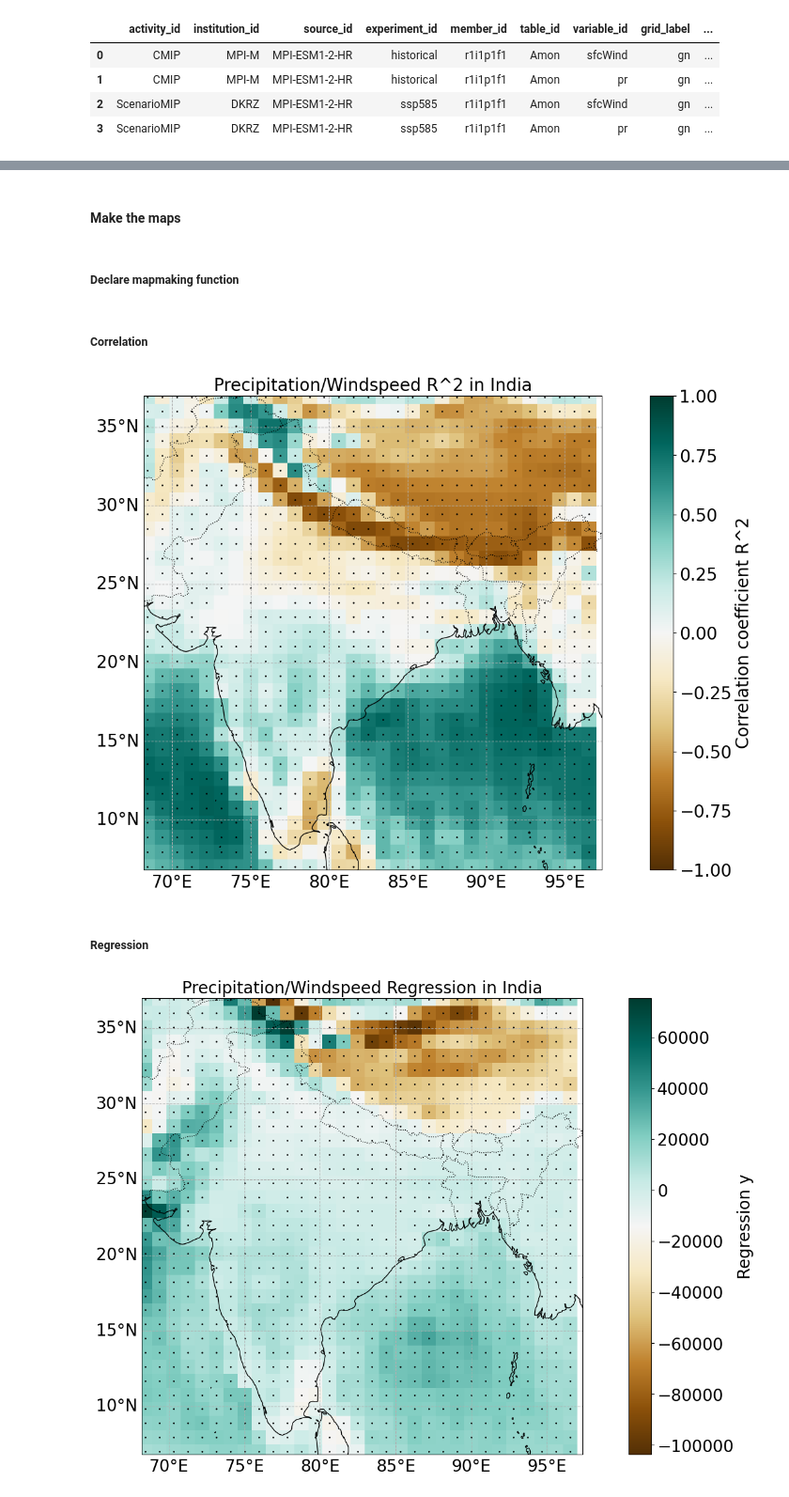
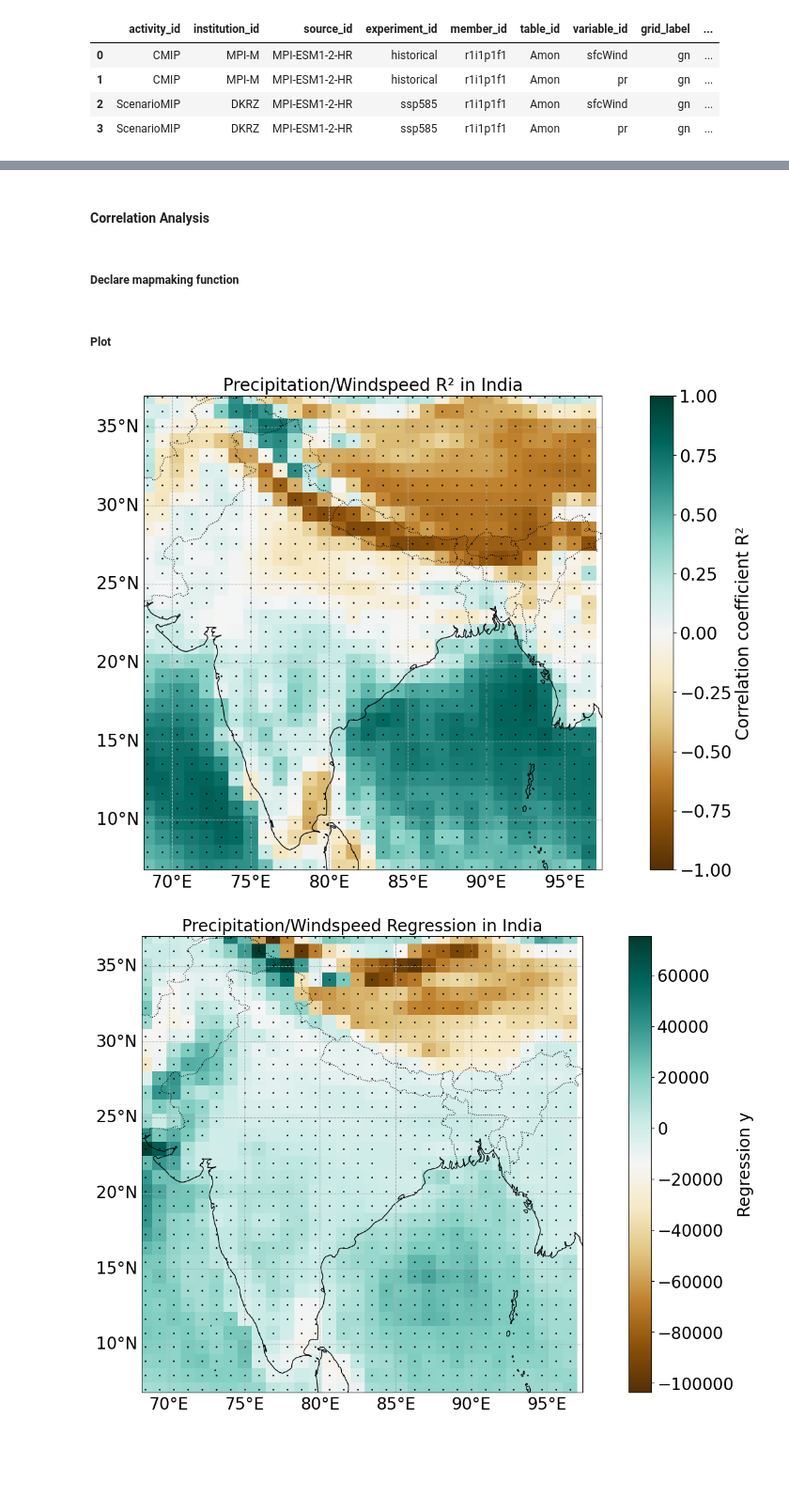
Before and after one commit to silkieMoth/eds_296_climate-modeling_final_proj, a Jupyter notebook: indian_monsoons.ipynb, the cells around one changed output, grey strips where cells are left out. Shown at 94% size. Saved outputs shown, nothing was run; the diff lists cells and outputs as text; code cells hidden in the pictures; blank space fills up the shorter version.

```diff
--- a/indian_monsoons.ipynb
+++ b/indian_monsoons.ipynb
@@ -502,6 +578,9 @@ df_fill = {
 
 # bucket df that will be used for plotting
 plotted_df2 = pd.DataFrame(df_fill)
+
+# var to convert precip from second timescale to daily
+s_to_d = 60 * 60 * 24
 
 # for all combinations of lat and lon
 for lat in wind_ens_df2.lat:
@@ -520,7 +599,7 @@ for lat in wind_ens_df2.lat:
         # make a list of every ensemble for a given lat lon per variable
         for member in wind_ens_df2.member:
             wind_list.append(wind_ens_df2.sel(lat = lat, lon = lon, member = member))
-            precip_list.append(precip_ens_df2.sel(lat = lat, lon = lon, member = member))
+            precip_list.append(precip_ens_df2.sel(lat = lat, lon = lon, member = member) * s_to_d)
 
         # concat the lists into a df
         wind_list = xr.concat(wind_list, dim = 'member')
@@ -570,23 +649 @@ values for 36.93491964067397, 75.9375
 1023 rows × 5 columns
-# %%
-# make the plotted vars the right dtype
-plotted_gdf['windspeed'] = plotted_gdf['windspeed'].astype(float)
-plotted_gdf['precipitation'] = plotted_gdf['precipitation'].astype(float)
-
-# titles an init struture
-title = "Windspeed and precipitation over India"
-fig, ax = plt.subplots(figsize = (10,10), ncols=2, sharey = True)
-fig.suptitle(title, y = 0.80, fontsize = 15)
-
-# plot india boundary twice for both vars
-for i in range(2):
-    india_boundary.boundary.plot(ax=ax[i], alpha =0.7, color = "black")
-
-# then plot the gdf overtop of it
-plotted_gdf.plot(ax=ax[0], alpha= 0.5, column = "windspeed", legend = True, legend_kwds = {"shrink": 0.5}, marker = 's', edgecolor = 'None')
-plotted_gdf.plot(ax=ax[1], alpha= 0.5, column = "precipitation", legend = True, legend_kwds = {"shrink": 0.5}, marker = 's', edgecolor = 'None')
-
-
-# add titles to both plots
-ax[0].set_title("windspeed")
-ax[1].set_title("precipitation")
@@ -694,7 +789,7 @@ Coordinates:
 # %% [markdown]
-#### Make the maps
+#### **Correlation Analysis**
 # %% [markdown]
-##### Declare mapmaking function
+##### **Declare mapmaking function**
 # %%
 def make_map(vals, p, title, legend_title, vmin = None, vmax = None):
     # Plot the results!
@@ -744,20 +839,18 @@ def make_map(vals, p, title, legend_title, vmin = None, vmax = None):
     ax.set_title(title, fontsize= 20)
     plt.show()
 # %% [markdown]
-##### Correlation
+##### **Plot**
 # %%
 make_map(
     coef_vals,
     p_vals_c,
-    title = "Precipitation/Windspeed R^2 in India",
-    legend_title = "Correlation coefficient R^2",
+    title = "Precipitation/Windspeed R\u00B2 in India",
+    legend_title = "Correlation coefficient R\u00B2",
     vmin = -1,
     vmax = 1
 )
 # %% [output]
-[figure, old version]
+[figure, new version]
-# %% [markdown]
-##### Regression
 # %%
 make_map(
     reg_vals,
```
Also changed, not shown: parts of 46 cells of this notebook.
